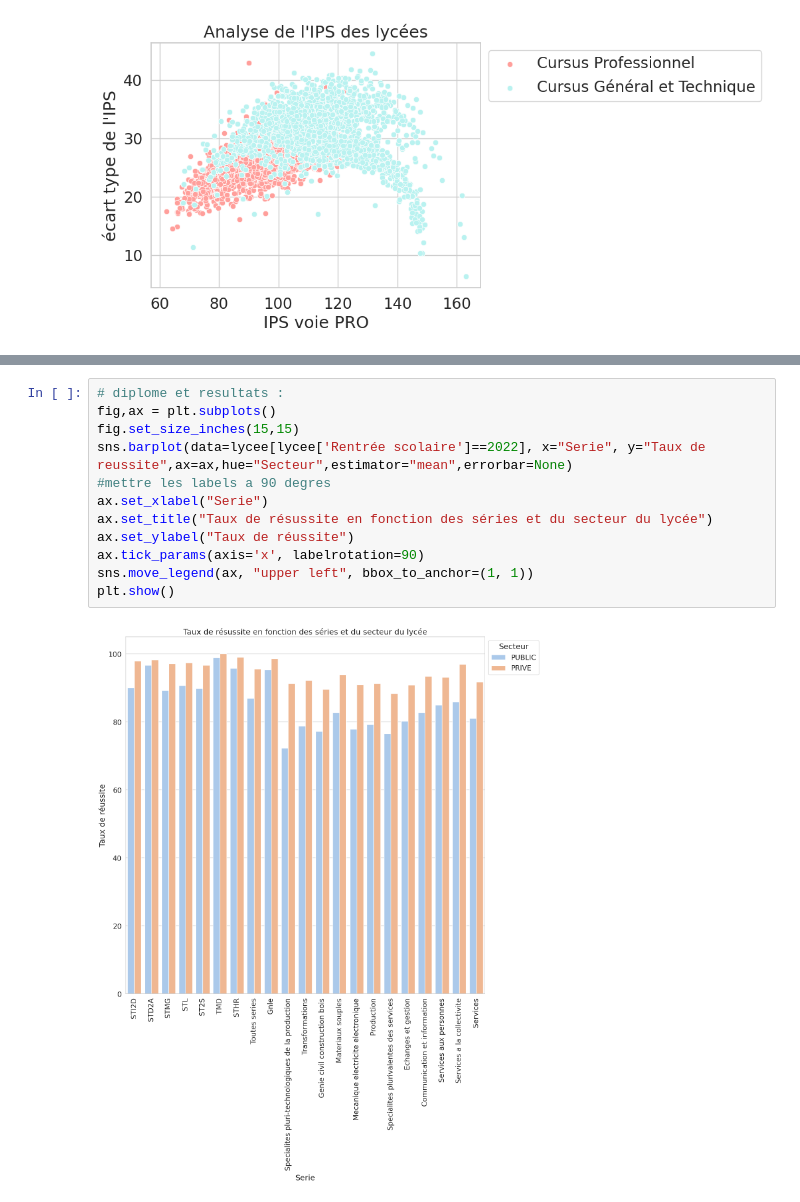
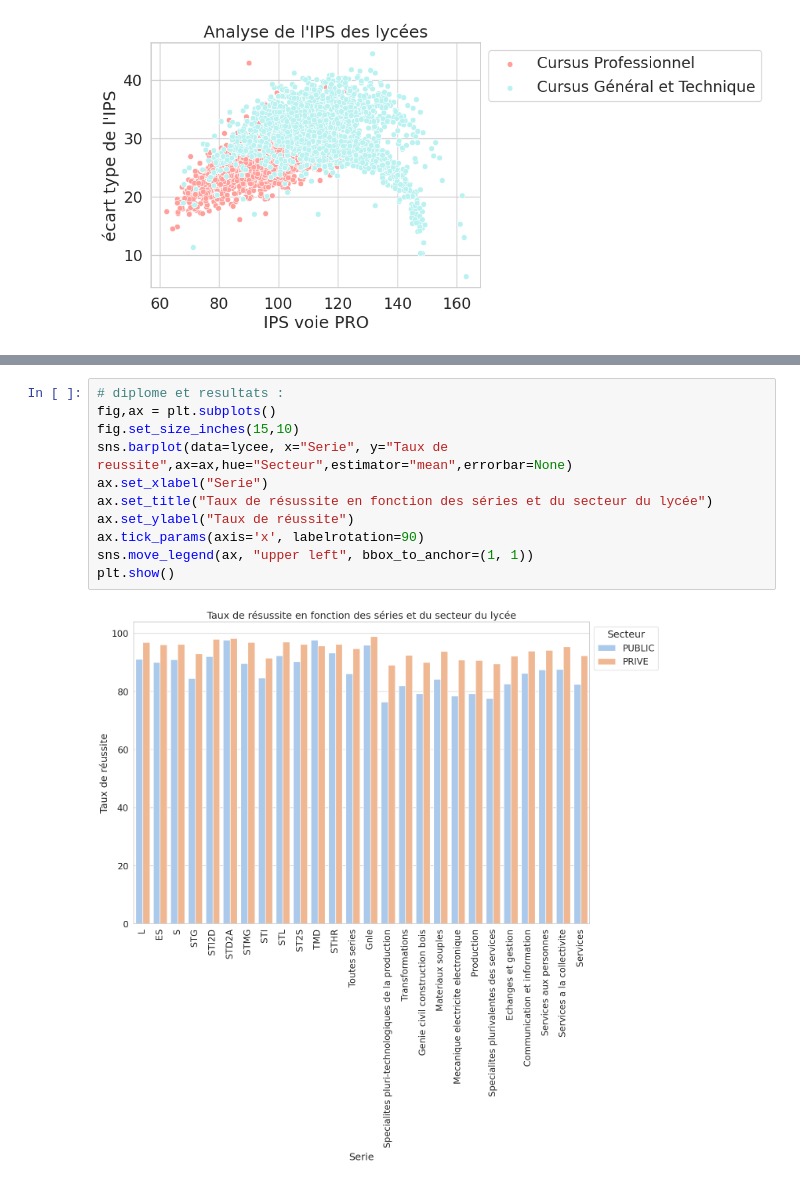
Before and after one commit to barrmath/data_educ, a Jupyter notebook: Analyse finale.ipynb, the cells around one changed output, grey strips where cells are left out. Cells and saved outputs as stored; diff of their text form.

```diff
--- a/Analyse finale.ipynb
+++ b/Analyse finale.ipynb
@@ -403,17 +453,16 @@ plt.show()
 # %%
 # diplome et resultats :
 fig,ax = plt.subplots()
-fig.set_size_inches(15,15)
-sns.barplot(data=lycee[lycee['Rentrée scolaire']==2022], x="Serie", y="Taux de reussite",ax=ax,hue="Secteur",estimator="mean",errorbar=None)
-#mettre les labels a 90 degres
+fig.set_size_inches(15,10)
+sns.barplot(data=lycee, x="Serie", y="Taux de reussite",ax=ax,hue="Secteur",estimator="mean",errorbar=None)
 ax.set_xlabel("Serie")
 ax.set_title("Taux de résussite en fonction des séries et du secteur du lycée")
 ax.set_ylabel("Taux de réussite")
 ax.tick_params(axis='x', labelrotation=90)
 sns.move_legend(ax, "upper left", bbox_to_anchor=(1, 1))
 plt.show()
 # %% [output]
-[figure, old version]
+[figure, new version]
 # %%
 # diplome et resultats :
 fig,ax = plt.subplots()
```
Also changed, not shown: parts of 11 cells of this notebook.
